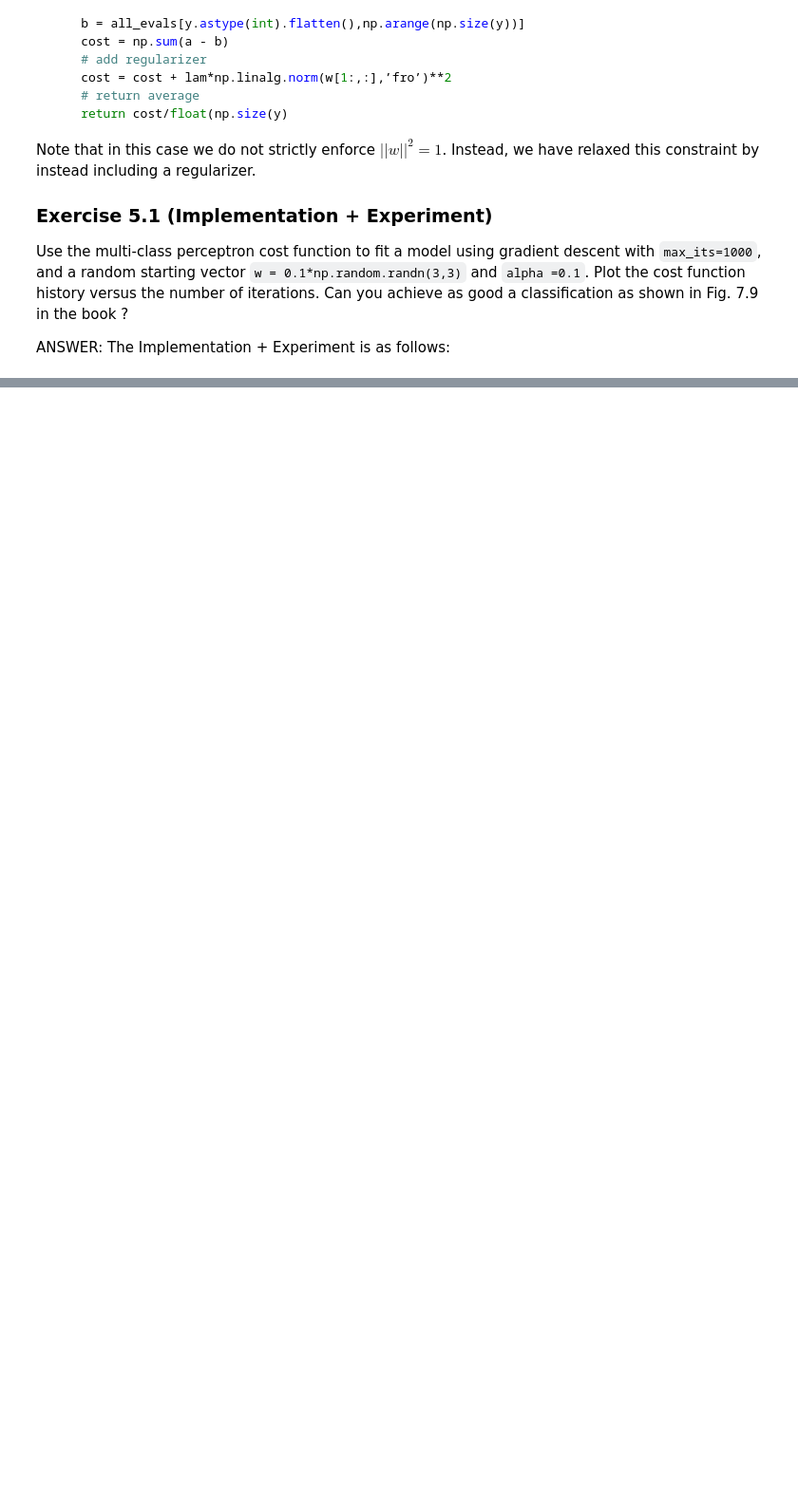
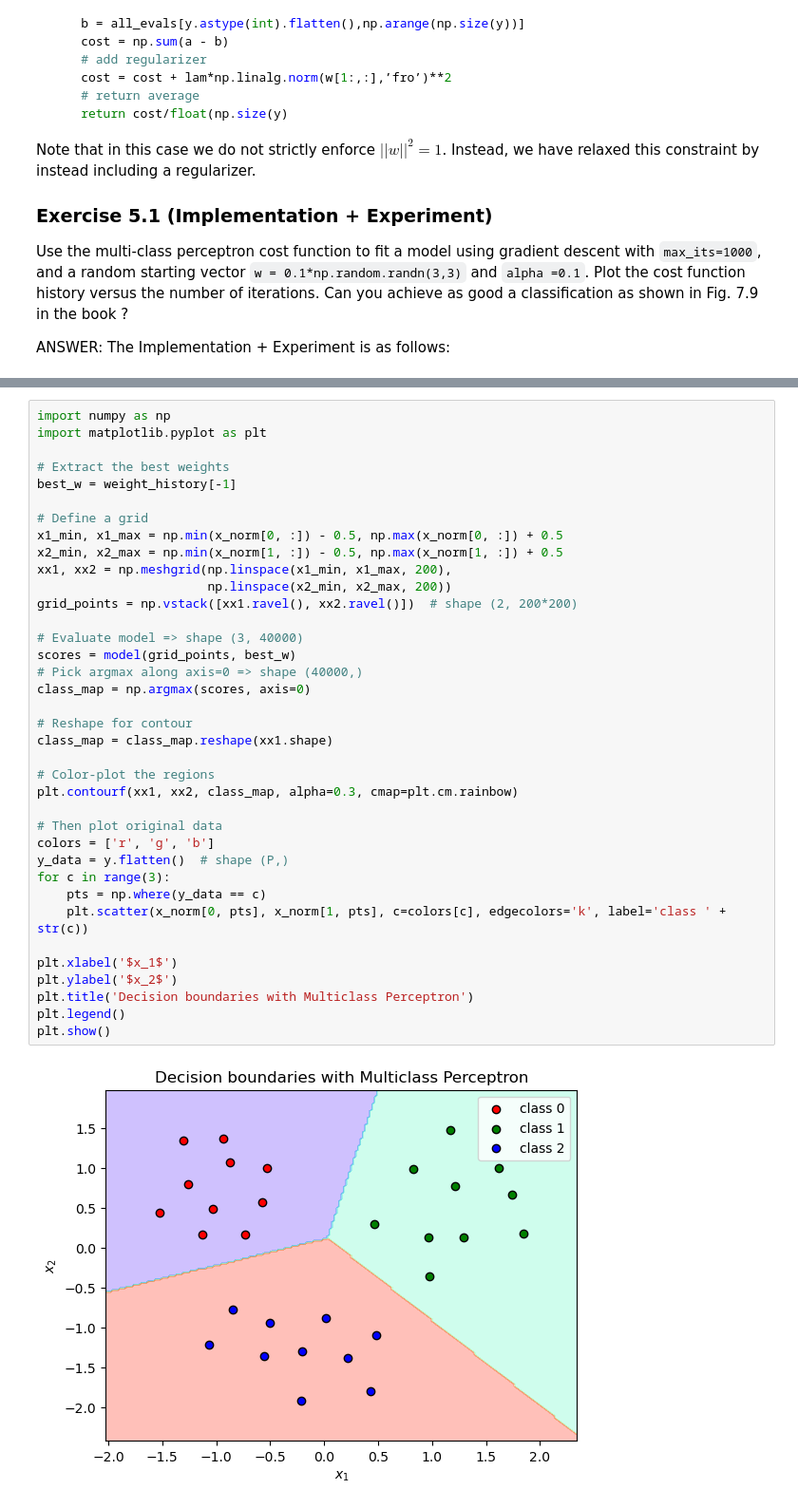
Before and after one commit to DEVeloper1006/datasci-3ml3-resources, a Jupyter notebook: homeworks/homework3/Exercise5.ipynb, the cells around one changed output, grey strips where cells are left out. Shown at 95% size. Saved outputs shown, nothing was run; the diff lists cells and outputs as text; blank space fills up the shorter version.

```diff
--- a/homeworks/homework3/Exercise5.ipynb
+++ b/homeworks/homework3/Exercise5.ipynb
@@ -119,0 +143,39 @@ Accuracy: 40.00%
+# %%
+import numpy as np
+import matplotlib.pyplot as plt
+
+# Extract the best weights
+best_w = weight_history[-1]
+
+# Define a grid
+x1_min, x1_max = np.min(x_norm[0, :]) - 0.5, np.max(x_norm[0, :]) + 0.5
+x2_min, x2_max = np.min(x_norm[1, :]) - 0.5, np.max(x_norm[1, :]) + 0.5
+xx1, xx2 = np.meshgrid(np.linspace(x1_min, x1_max, 200),
+                       np.linspace(x2_min, x2_max, 200))
+grid_points = np.vstack([xx1.ravel(), xx2.ravel()])  # shape (2, 200*200)
+
+# Evaluate model => shape (3, 40000)
+scores = model(grid_points, best_w)
+# Pick argmax along axis=0 => shape (40000,)
+class_map = np.argmax(scores, axis=0)
+
+# Reshape for contour
+class_map = class_map.reshape(xx1.shape)
+
+# Color-plot the regions
+plt.contourf(xx1, xx2, class_map, alpha=0.3, cmap=plt.cm.rainbow)
+
+# Then plot original data
+colors = ['r', 'g', 'b']
+y_data = y.flatten()  # shape (P,)
+for c in range(3):
+    pts = np.where(y_data == c)
+    plt.scatter(x_norm[0, pts], x_norm[1, pts], c=colors[c], edgecolors='k', label='class ' + str(c))
+
+plt.xlabel('$x_1$')
+plt.ylabel('$x_2$')
+plt.title('Decision boundaries with Multiclass Perceptron')
+plt.legend()
+plt.show()
+# %% [output]
+[figure, added]
```
Also changed, not shown: parts of 2 cells of this notebook, 4 other files.
